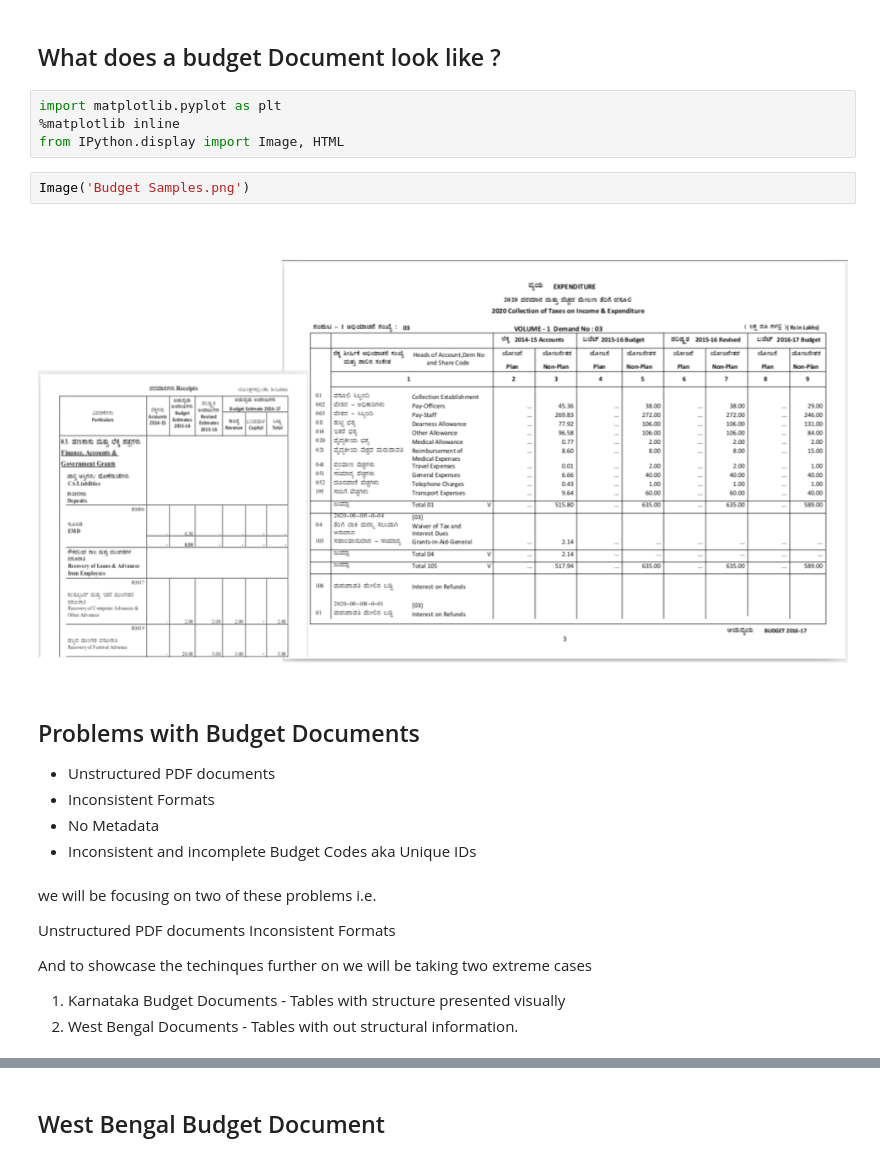
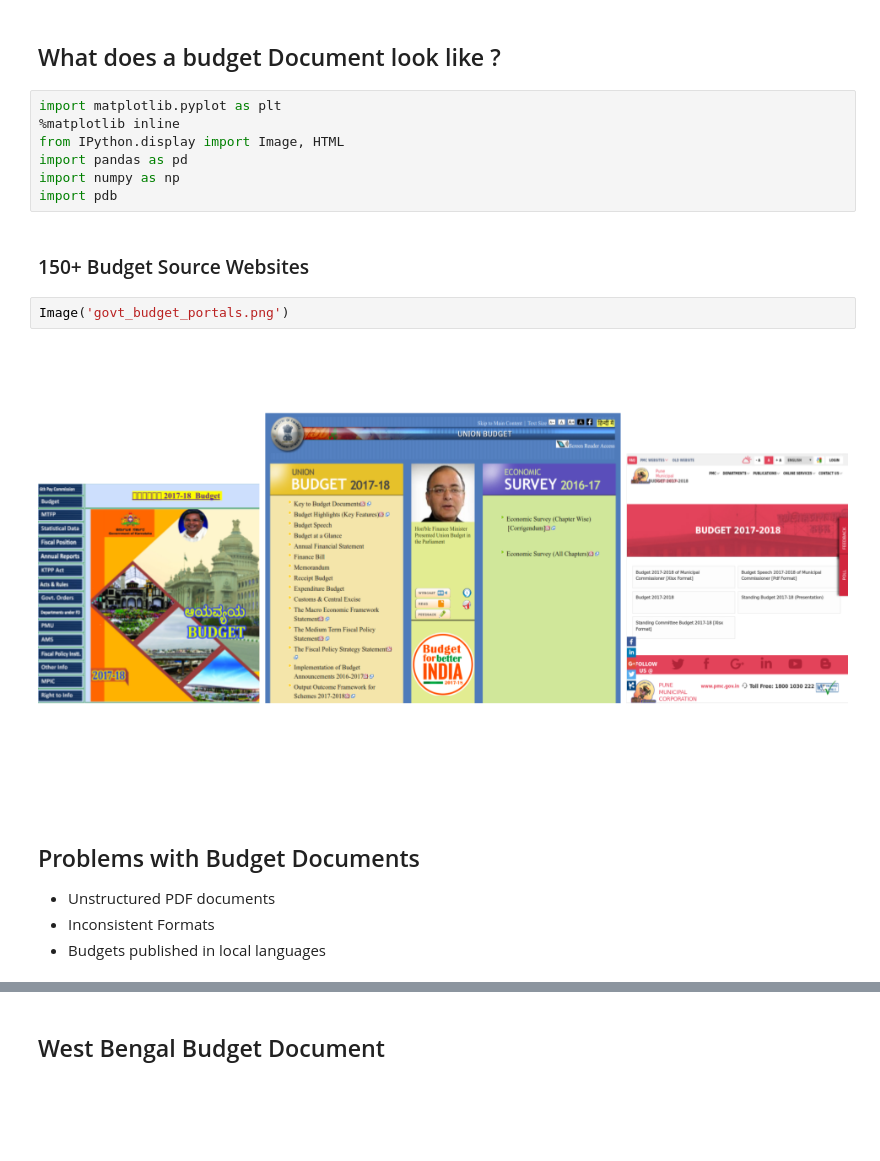
Before and after one commit to heaven00/pycon_delhi_2017, a Jupyter notebook: Liberating tabular data from the clutches of PDFs.ipynb, the cells around one changed output, grey strips where cells are left out. Saved outputs shown, nothing was run; the diff lists cells and outputs as text; blank space fills up the shorter version.

```diff
--- a/Liberating tabular data from the clutches of PDFs.ipynb
+++ b/Liberating tabular data from the clutches of PDFs.ipynb
@@ -24,24 +24,18 @@ Core Team Member @DataKindBlR**
 import matplotlib.pyplot as plt
 %matplotlib inline
 from IPython.display import Image, HTML
+import pandas as pd
+import numpy as np
+import pdb
+# %% [markdown]
+### 150+ Budget Source Websites
 # %%
-Image('Budget Samples.png')
+Image('govt_budget_portals.png')
 # %% [output]
-[figure, old version]
+[figure, new version]
 # %% [markdown]
 ## Problems with Budget Documents
 
 - Unstructured PDF documents
 - Inconsistent Formats
-- No Metadata
-- Inconsistent and incomplete Budget Codes aka Unique IDs
+- Budgets published in local languages
-# %% [markdown]
-we will be focusing on two of these problems i.e.
-
-Unstructured PDF documents
-Inconsistent Formats
-
-And to showcase the techinques further on we will be taking two extreme cases
-
-1. Karnataka Budget Documents - Tables with structure presented visually
-2. West Bengal Documents - Tables with out structural information.
```
Also changed, not shown: parts of 87 cells of this notebook, 17 other files.
